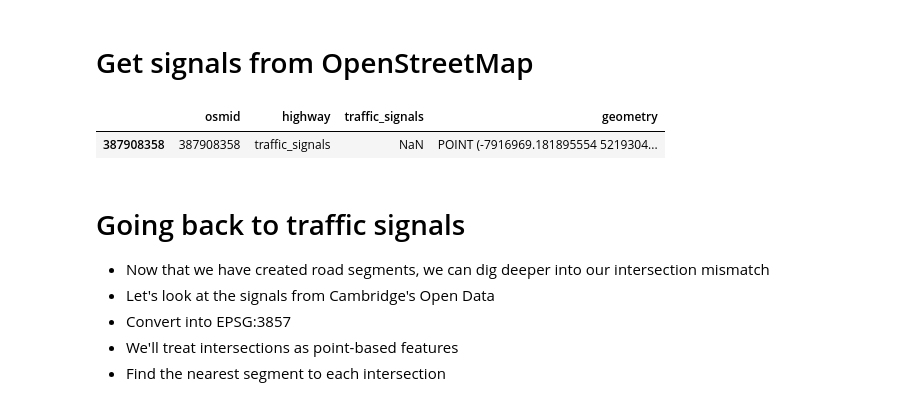
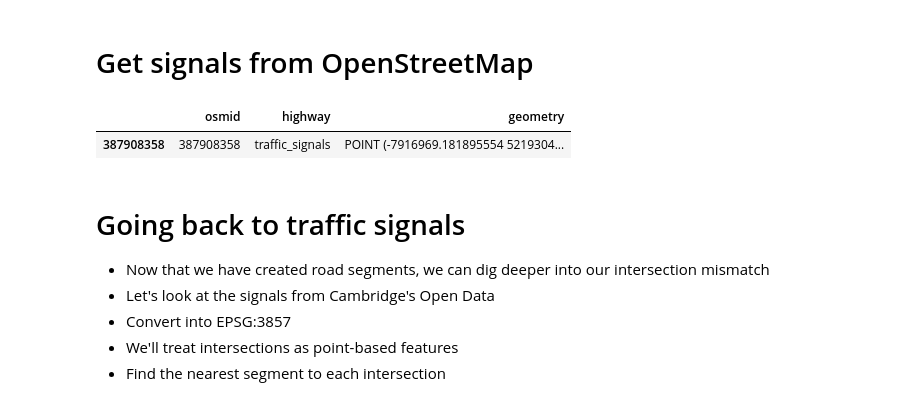
Before and after one commit to j-t-t/presentations, a Jupyter notebook: pydata-2019/pydata.ipynb, the cells around one changed output. Saved outputs shown, nothing was run; the diff lists cells and outputs as text; code cells hidden in the pictures.

```diff
--- a/pydata-2019/pydata.ipynb
+++ b/pydata-2019/pydata.ipynb
@@ -40,6 +72,8 @@ def get_city(city_name, plot=False):
     G1 = ox.graph_from_place(city_name, simplify=False)
     if plot:
         ox.plot_graph(G1)
+    return G1
 
-get_city('Cambridge, Massachusetts, USA', plot=True)
+G1 = get_city('Cambridge, Massachusetts, USA', plot=True)
+print(type(G1))
 # %% [output]
@@ -192,24 +229,24 @@ camb_signals_3857.head(1)
 # %%
 from shapely.geometry import Point
 
-def get_osm_signals():
+def get_osm_signals(df_nodes):
     osm_signals = df_nodes[df_nodes['highway'] == 'traffic_signals']
 
     # Turn the OpenStreetMap dataframe into a geodataframe
     geometry = [Point(xy) for xy in zip(osm_signals.x, osm_signals.y)]
     osm_signals = osm_signals.drop(['y', 'x'], axis=1)
     crs = {'init': 'epsg:4326'}
     osm_signals = geopandas.GeoDataFrame(osm_signals, crs=crs, geometry=geometry)
     osm_signals.head()
 
     osm_signals_3857 = reproject(osm_signals)
     return osm_signals_3857
 
-osm_signals_3857 = get_osm_signals()
+osm_signals_3857 = get_osm_signals(df_nodes)
 osm_signals_3857.head(1)
 # %% [output]
-|  | osmid | highway | traffic_signals | geometry |
-| 387908358 | 387908358 | traffic_signals | NaN | POINT (-7916969.181895554 5219304... |
+|  | osmid | highway | geometry |
+| 387908358 | 387908358 | traffic_signals | POINT (-7916969.181895554 5219304... |
 # %% [markdown]
 # Going back to traffic signals
 - Now that we have created road segments, we can dig deeper into our intersection mismatch
```
Also changed, not shown: parts of 16 cells of this notebook.
